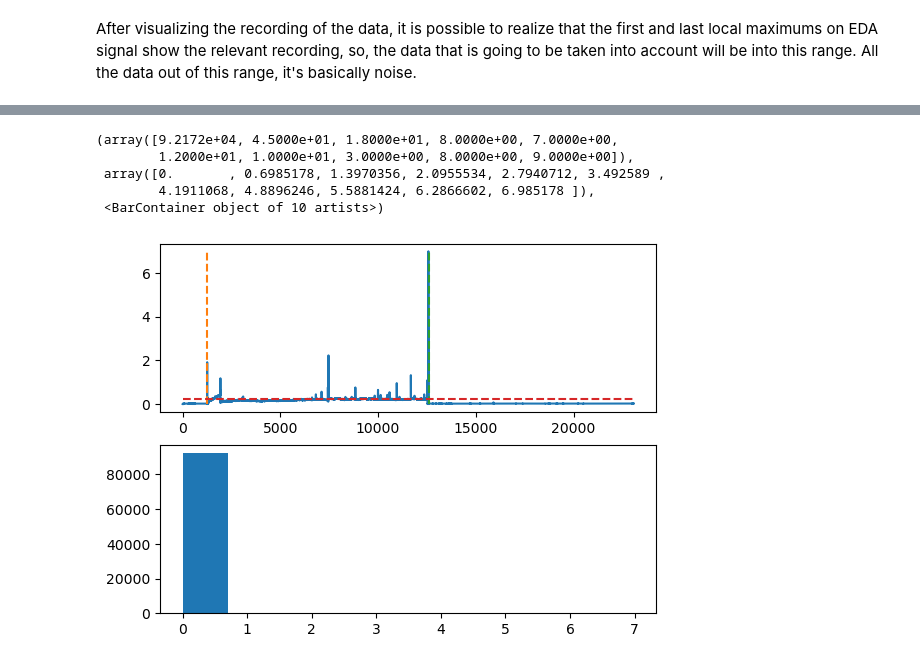
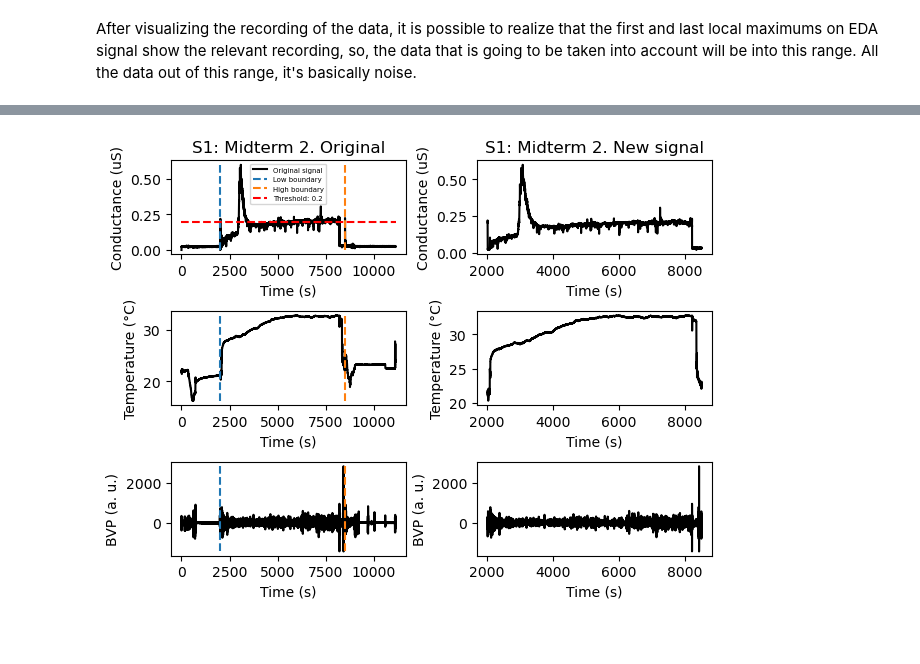
Before and after one commit to jsForeroBiomed/wearable-stress-exam-performance, a Jupyter notebook: Physiological-signals.ipynb, the cells around one changed output, grey strips where cells are left out. Drawn from its saved outputs; the diff is of its cells as text; code cells hidden in the pictures; blank space fills up the shorter version.

```diff
--- a/Physiological-signals.ipynb
+++ b/Physiological-signals.ipynb
@@ -56,7 +56,7 @@ def zip_extraction(file_name: str, extract_dir: str = None) -> None:
 # %%
 # Define column names for each variable
 default_variables = {'ACC': ['x', 'y', 'z'],
-                    'BVP': ['BVP'],
+                    '': ['BVP'],
                     'EDA': ['EDA'],
                     'HR': ['HR'],
                     'IBI':['Time', 'Interval duration'],
@@ -276,18 +258,9 @@ for student in students_list:
-# %%
-fig, ax = plt.subplots(2, 1)
-ax[0].plot(t, my_signal)
-
-ax[0].plot([low_bound, low_bound], [0, max(my_signal)], '--')
-ax[0].plot([sup_bound, sup_bound], [0, max(my_signal)], '--')
-ax[0].plot([0, t[-1]], [threshold, threshold], '--')
-ax[1].hist(my_signal)
-# %% [output]
-(array([9.2172e+04, 4.5000e+01, 1.8000e+01, 8.0000e+00, 7.0000e+00,
-        1.2000e+01, 1.0000e+01, 3.0000e+00, 8.0000e+00, 9.0000e+00]),
- array([0.       , 0.6985178, 1.3970356, 2.0955534, 2.7940712, 3.492589 ,
-        4.1911068, 4.8896246, 5.5881424, 6.2866602, 6.985178 ]),
- <BarContainer object of 10 artists>)
-[figure, removed]
-# %%
-threshold = 1.25
-suprathresh = np.where(my_signal > threshold)[0]
+# %%
+def sampling_rate_time_vector(time_freq: Dict, student: str, exam: str,
+                              variable: str, signal: np.array) -> Union[np.array, float]:
+    """
+    Calculate sampling rate time vector based on student, exam, physiological variable.
+    """
+    sampling_rate = time_freq[student][exam][variable].loc['Sampling rate', :][0]
+    time_vector = np.arange(0, len(signal)) / sampling_rate
+    return time_vector, sampling_rate
@@ -293,0 +357,10 @@ suprathresh = np.where(my_signal > threshold)[0]
+# %%
+a = cut_boundaries('S1', 'Midterm 2', True)
+
+# Ya tengos los límites superior e inferior de la EDA
+# Ya tengo la señal cortada de EDA
+# Ya agarré los límites que definí para cortar la señal de EDA en el tiempo y los convertí a la frecuencia de
+# muestreo de la temperatura
+# Necesito es saber cuál es el índice del vector de tiempo en la posición en la que se ubica el límite.
+# %% [output]
+[figure, added]
```
Also changed, not shown: parts of 7 cells of this notebook.
